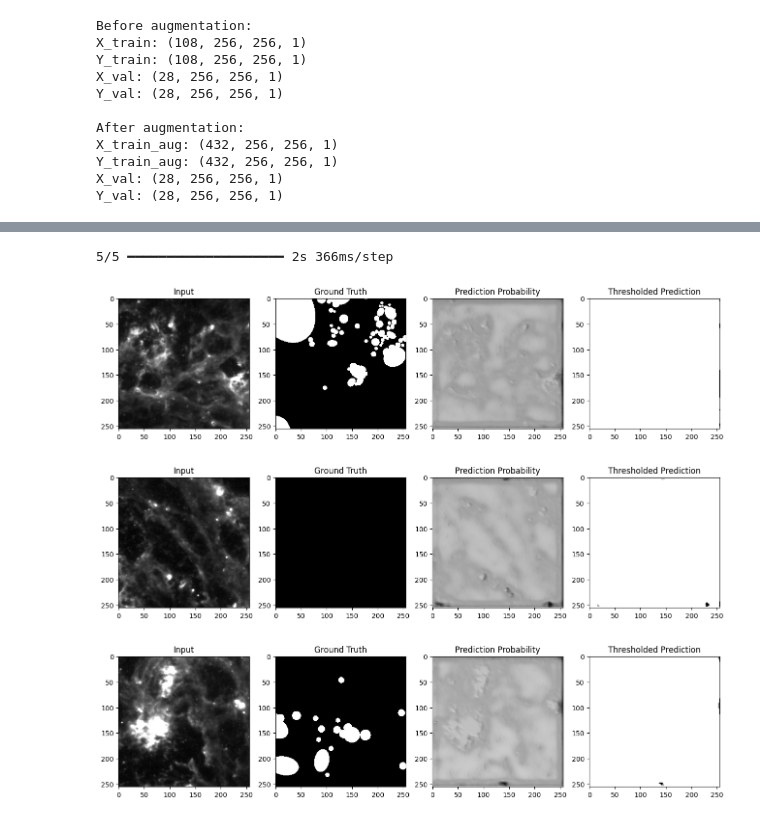
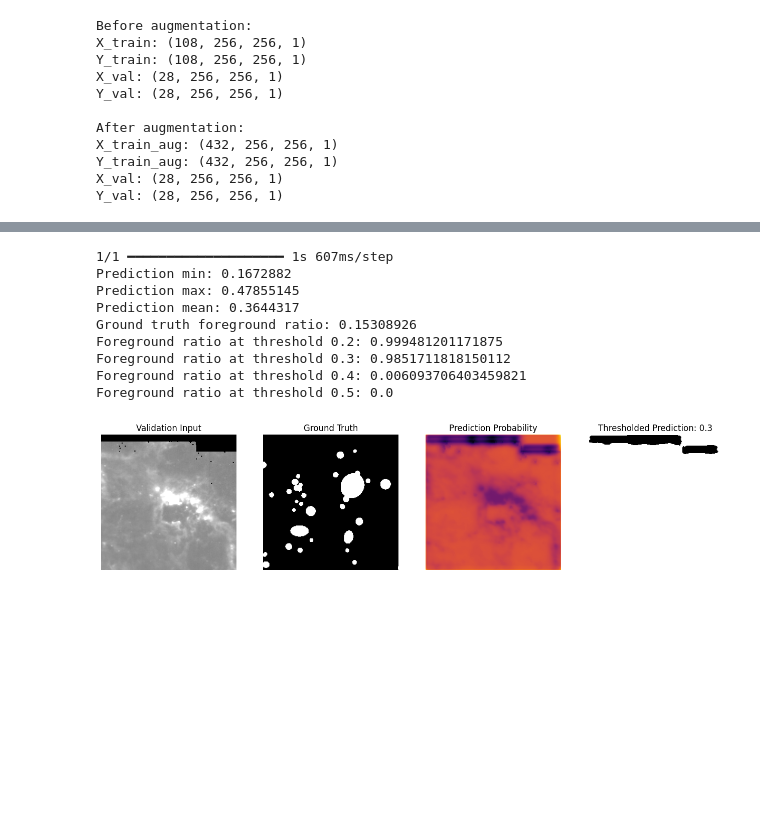
Before and after one commit to shailaja-mahara/bubbleDetection, a Jupyter notebook: notebooks/predictions.ipynb, the cells around one changed output, grey strips where cells are left out. Saved outputs shown, nothing was run; the diff lists cells and outputs as text; code cells hidden in the pictures; blank space fills up the shorter version.

```diff
--- a/notebooks/predictions.ipynb
+++ b/notebooks/predictions.ipynb
@@ -240,33 +230,53 @@ Epoch 20/20
 # %%
-preds = model.predict(X)
+preds_val = model.predict(X_val)
 
-for idx in [0, 5, 10]:
-    plt.figure(figsize=(16,4))
+print("Prediction min:", preds_val.min())
+print("Prediction max:", preds_val.max())
+print("Prediction mean:", preds_val.mean())
+print("Ground truth foreground ratio:", Y_val.mean())
 
-    plt.subplot(1,4,1)
-    plt.title("Input")
-    plt.imshow(X[idx].squeeze(), cmap="gray")
-
-    plt.subplot(1,4,2)
-    plt.title("Ground Truth")
-    plt.imshow(Y[idx].squeeze(), cmap="gray")
-
-    plt.subplot(1,4,3)
-    plt.title("Prediction Probability")
-    plt.imshow(preds[idx].squeeze(), cmap="gray")
-
-    plt.subplot(1,4,4)
-    plt.title("Thresholded Prediction")
-    plt.imshow(preds[idx].squeeze() > 0.5, cmap="gray")
-    # plt.imshow(preds[idx].squeeze() > 0.2, cmap="gray")         # for even fainter objects
-    # try also 0.2, 0.3, 0.4, 0.5
-
-    plt.show()
+for t in [0.2, 0.3, 0.4, 0.5]:
+    print(f"Foreground ratio at threshold {t}:", (preds_val > t).mean())
 # %% [output]
-5/5 ━━━━━━━━━━━━━━━━━━━━ 2s 366ms/step
+1/1 ━━━━━━━━━━━━━━━━━━━━ 1s 607ms/step
+Prediction min: 0.1672882
+Prediction max: 0.47855145
+Prediction mean: 0.3644317
+Ground truth foreground ratio: 0.15308926
+Foreground ratio at threshold 0.2: 0.999481201171875
+Foreground ratio at threshold 0.3: 0.9851711818150112
+Foreground ratio at threshold 0.4: 0.006093706403459821
+Foreground ratio at threshold 0.5: 0.0
-[figure, removed]
-[figure, removed]
-[figure, removed]
+# %%
+idx = 0
+pred = preds_val[idx].squeeze()
+pred_thresh = (pred > 0.3).astype(np.float32)
+
+plt.figure(figsize=(16, 4))
+
+plt.subplot(1, 4, 1)
+plt.imshow(X_val[idx].squeeze(), cmap="gray")
+plt.title("Validation Input")
+plt.axis("off")
+
+plt.subplot(1, 4, 2)
+plt.imshow(Y_val[idx].squeeze(), cmap="gray")
+plt.title("Ground Truth")
+plt.axis("off")
+
+plt.subplot(1, 4, 3)
+plt.imshow(pred, cmap="inferno")
+plt.title("Prediction Probability")
+plt.axis("off")
+
+plt.subplot(1, 4, 4)
+plt.imshow(pred_thresh, cmap="gray")
+plt.title("Thresholded Prediction: 0.3")
+plt.axis("off")
+
+plt.show()
+# %% [output]
+[figure, added]
 # %%
 # Loss curves
 plt.figure(figsize=(8,5))
```
Also changed, not shown: parts of 9 cells of this notebook, 5 other files.
